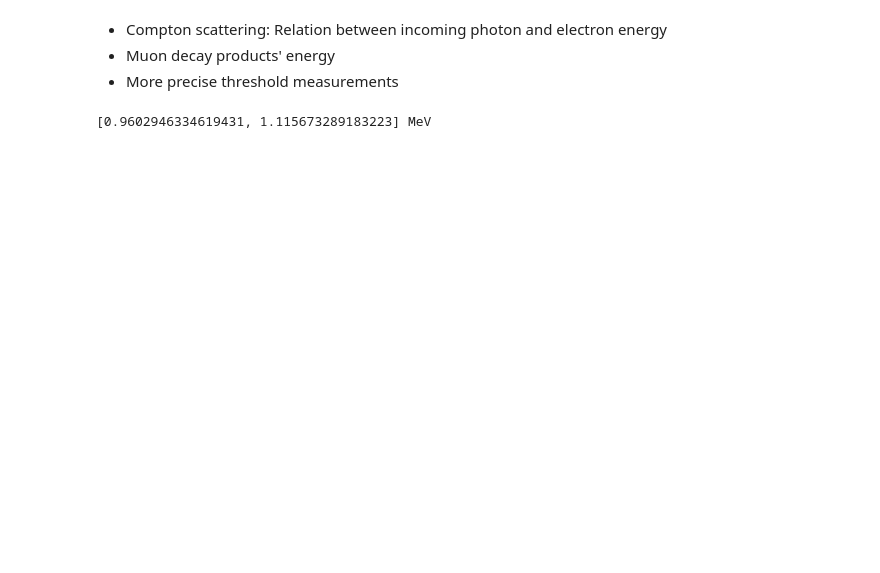
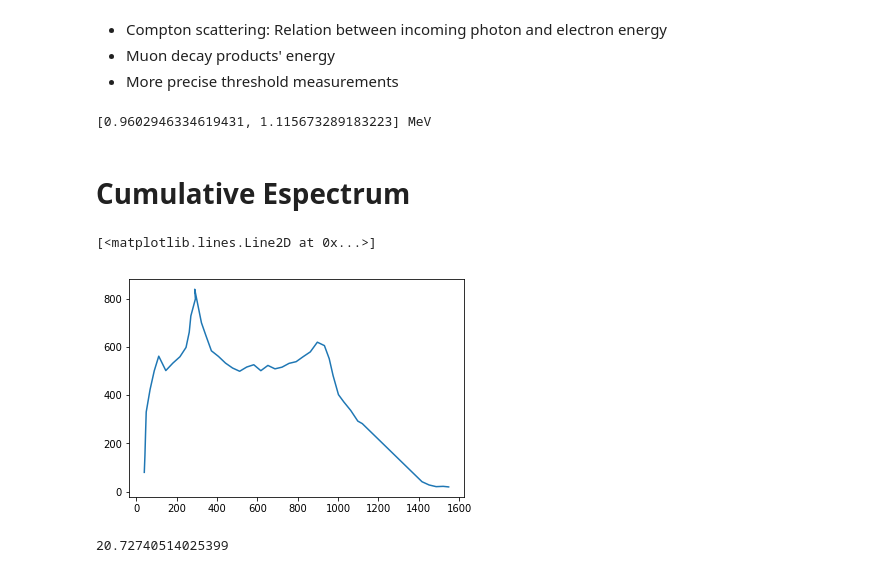
Before and after one commit to LasDes/TP4_Muons, a Jupyter notebook: calculations.ipynb, the cells around one changed output. Saved outputs shown, nothing was run; the diff lists cells and outputs as text; code cells hidden in the pictures; blank space fills up the shorter version.

```diff
--- a/calculations.ipynb
+++ b/calculations.ipynb
@@ -108,3 +125,17 @@ gamma_energies = [1.17, 1.33]
 print [electron_E(E) for E in gamma_energies], 'MeV'
 # %% [output]
 [0.9602946334619431, 1.115673289183223] MeV
+# %% [markdown]
+# Cumulative Espectrum
+# %%
+from scipy import interpolate
+spectrum = np.loadtxt('Co_Spectrum.csv', delimiter =',')
+evaluate_spectrum = interpolate.interp1d(spectrum[:,0], spectrum[:,1])
+plt.plot(spectrum[:,0], spectrum[:,1])
+# %% [output]
+[<matplotlib.lines.Line2D at 0x...>]
+[figure, added]
+# %%
+print evaluate_spectrum(1.5e3)
+# %% [output]
+20.72740514025399
```
Also changed, not shown: parts of 15 cells of this notebook, 5 other files.
